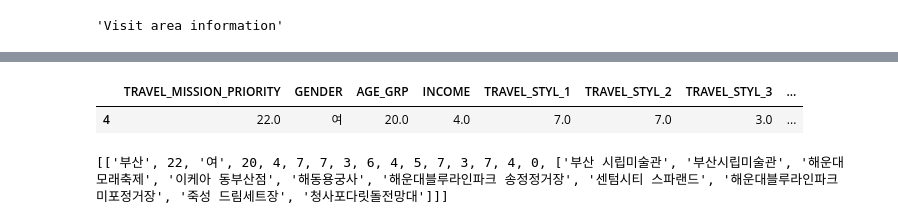
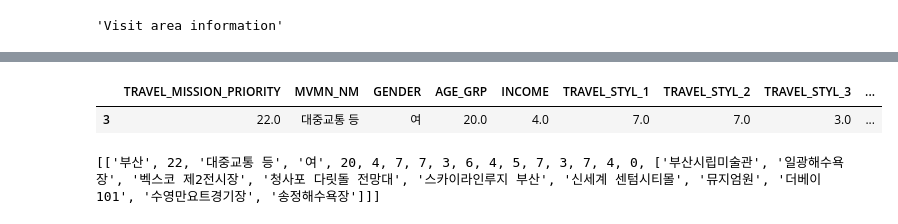
Before and after one commit to K-Swipe/Ko-Swipe-ML, a Jupyter notebook: Recommended/train.ipynb, the cells around one changed output, grey strips where cells are left out. Cells and saved outputs as stored; diff of their text form; code cells hidden in the pictures.

```diff
--- a/Recommended/train.ipynb
+++ b/Recommended/train.ipynb
@@ -278,5 +278,5 @@ joblib.dump(model, path + '/catboost_model_B.pkl')
 # %%
-path = r"C:\workspace\Ko-Swipe-ML\data\all"
+path = r"C:\workspace\Ko-Swipe-ML\data\all2"
 
 modelb = joblib.load(path + '/catboost_model_B.pkl')
 testb = pd.read_csv(path + '/관광지 추천시스템 Testset_B.csv')
@@ -367,11 +368,11 @@ info = pd.read_csv(path + '/관광지 추천시스템 Testset_B- 여행지 정
 new_user_info['TRAVEL_MISSION_PRIORITY'] = new_user_info['TRAVEL_MISSION_PRIORITY'].astype('int')
 new_user_info['AGE_GRP'] = new_user_info['AGE_GRP'].astype('int')
 # %%
-test_data = pd.DataFrame(user_info.iloc[4]).T
+test_data = pd.DataFrame(user_info.iloc[3]).T
 
 test_data.drop(['TRAVEL_ID'], axis = 1, inplace = True)
 
 test_data
 # %% [output]
-|  | TRAVEL_MISSION_PRIORITY | GENDER | AGE_GRP | INCOME | TRAVEL_STYL_1 | TRAVEL_STYL_2 | TRAVEL_STYL_3 | ... |
-| 4 | 22.0 | 여 | 20.0 | 4.0 | 7.0 | 7.0 | 3.0 | ... |
+|  | TRAVEL_MISSION_PRIORITY | MVMN_NM | GENDER | AGE_GRP | INCOME | TRAVEL_STYL_1 | TRAVEL_STYL_2 | TRAVEL_STYL_3 | ... |
+| 3 | 22.0 | 대중교통 등 | 여 | 20.0 | 4.0 | 7.0 | 7.0 | 3.0 | ... |
@@ -382,7 +381,7 @@ import pandas as pd
 
 # Define column lists
 final_columns = [
-    "VISIT_AREA_NM", "SIDO", "GUNGU", "VISIT_AREA_TYPE_CD", "TRAVEL_MISSION_PRIORITY", "GENDER", "AGE_GRP", "INCOME",
+    "VISIT_AREA_NM", "SIDO", "GUNGU", "VISIT_AREA_TYPE_CD", "TRAVEL_MISSION_PRIORITY", "MVMN_NM", "GENDER", "AGE_GRP", "INCOME",
     "TRAVEL_STYL_1", "TRAVEL_STYL_2", "TRAVEL_STYL_3", "TRAVEL_STYL_4", "TRAVEL_STYL_5", "TRAVEL_STYL_6",
     "TRAVEL_STYL_7", "TRAVEL_STYL_8", "TRAVEL_MOTIVE_1", "TRAVEL_NUM", "TRAVEL_COMPANIONS_NUM",
     "RESIDENCE_TIME_MIN_mean", "RCMDTN_INTENTION_mean", "REVISIT_YN_mean", "TRAVEL_COMPANIONS_NUM_mean",
@@ -390,7 +389,7 @@ final_columns = [
 ]
 
 user_columns = [
-    "SIDO", "TRAVEL_MISSION_PRIORITY", "GENDER", "AGE_GRP", "INCOME", "TRAVEL_STYL_1", "TRAVEL_STYL_2",
+    "SIDO", "TRAVEL_MISSION_PRIORITY", "MVMN_NM", "GENDER", "AGE_GRP", "INCOME", "TRAVEL_STYL_1", "TRAVEL_STYL_2",
     "TRAVEL_STYL_3", "TRAVEL_STYL_4", "TRAVEL_STYL_5", "TRAVEL_STYL_6", "TRAVEL_STYL_7", "TRAVEL_STYL_8",
     "TRAVEL_MOTIVE_1", "TRAVEL_NUM", "TRAVEL_COMPANIONS_NUM"
 ]
@@ -509,4 +508,4 @@ def main(info, new_user_info, model):
 result = main(info, test_data, modelb)
 print(result)
 # %% [output]
-[['부산', 22, '여', 20, 4, 7, 7, 3, 6, 4, 5, 7, 3, 7, 4, 0, ['부산 시립미술관', '부산시립미술관', '해운대 모래축제', '이케아 동부산점', '해동용궁사', '해운대블루라인파크 송정정거장', '센텀시티 스파랜드', '해운대블루라인파크 미포정거장', '죽성 드림세트장', '청사포다릿돌전망대']]]
+[['부산', 22, '대중교통 등', '여', 20, 4, 7, 7, 3, 6, 4, 5, 7, 3, 7, 4, 0, ['부산시립미술관', '일광해수욕장', '벡스코 제2전시장', '청사포 다릿돌 전망대', '스카이라인루지 부산', '신세계 센텀시티몰', '뮤지엄원', '더베이101', '수영만요트경기장', '송정해수욕장']]]
```
Also changed, not shown: parts of 14 cells of this notebook, 5 other files.
